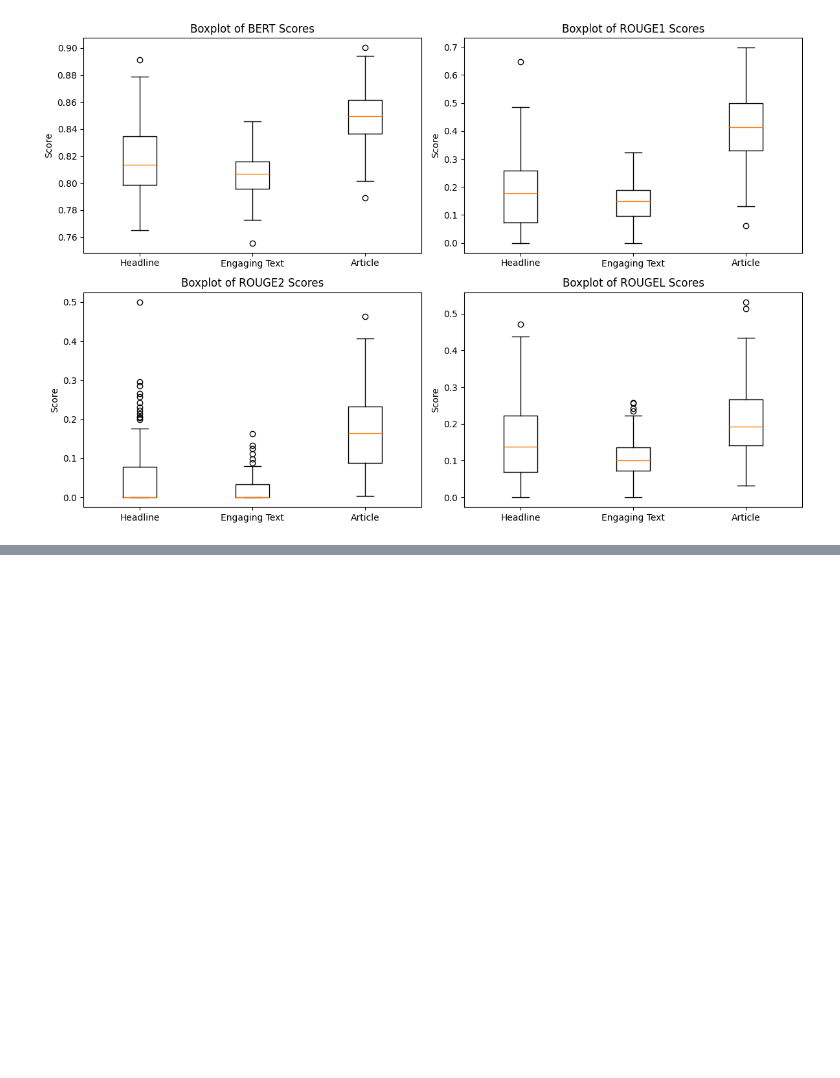
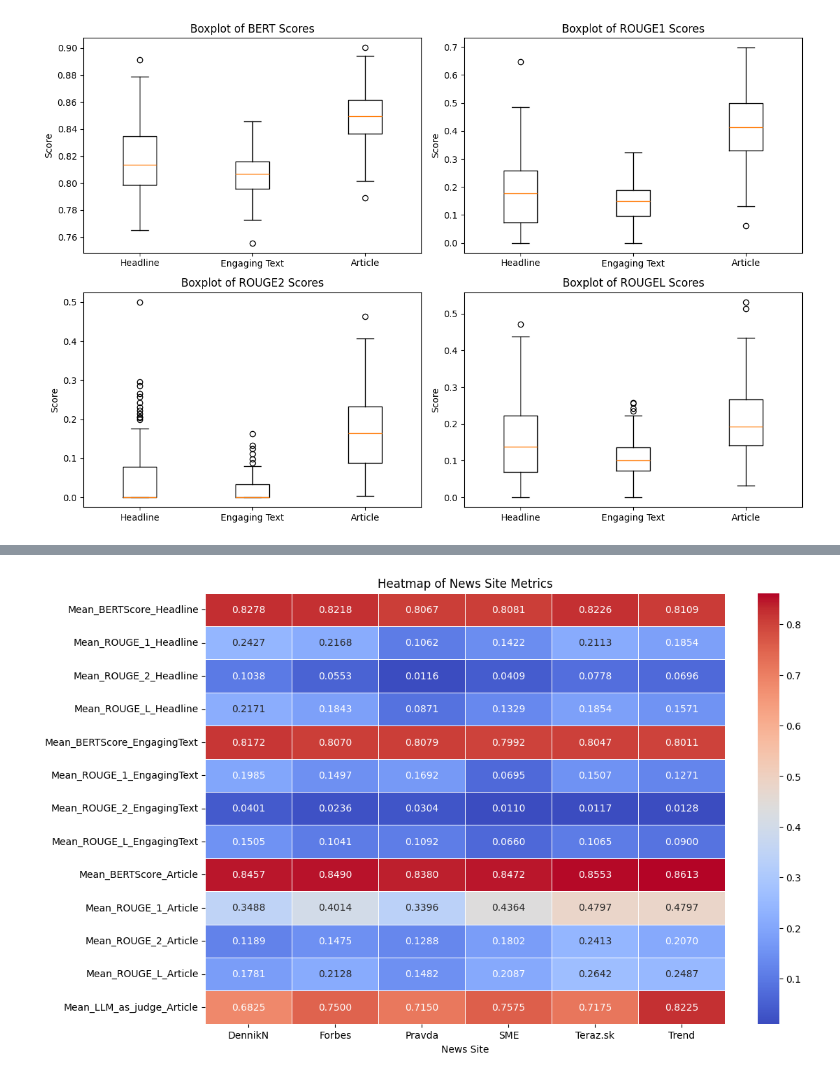
Before and after one commit to News-AIgency/App, a Jupyter notebook: backend/app/iitsrc/Evaluation.ipynb, the cells around one changed output, grey strips where cells are left out. Cells and saved outputs as stored; diff of their text form; code cells hidden in the pictures; blank space fills up the shorter version.

```diff
--- a/backend/app/iitsrc/Evaluation.ipynb
+++ b/backend/app/iitsrc/Evaluation.ipynb
@@ -131,7 +137,7 @@ plt.show()
 plt.figure(figsize=(12, 8))
 for i, metric in enumerate(['bert', 'rouge1', 'rouge2', 'rougeL']):
     plt.subplot(2, 2, i+1)
-    plt.boxplot([all_scores[section][metric] for section in sections], labels=sections)
+    plt.boxplot([all_scores[section][metric] for section in sections], tick_labels=sections)
     plt.title(f'Boxplot of {metric.upper()} Scores')
     plt.ylabel('Score')
 plt.tight_layout()
@@ -140,0 +149,17 @@ plt.show()
+# %%
+concat_articles = pd.concat([original_articles, generated_articles], ignore_index=True)
+news_site_results = concat_articles.groupby('News Site').apply(lambda df: pd.Series({
+    'Mean_BERTScore_Headline': np.mean([all_scores['Headline']['bert'][i] for i in df.index if i < len(all_scores['Headline']['bert'])]),
+    'Mean_ROUGE_1_Headline': np.mean([all_scores['Headline']['rouge1'][i] for i in df.index if i < len(all_scores['Headline']['rouge1'])]),
+    'Mean_ROUGE_2_Headline': np.mean([all_scores['Headline']['rouge2'][i] for i in df.index if i < len(all_scores['Headline']['rouge2'])]),
+    'Mean_ROUGE_L_Headline': np.mean([all_scores['Headline']['rougeL'][i] for i in df.index if i < len(all_scores['Headline']['rougeL'])]),
+    'Mean_BERTScore_EngagingText': np.mean([all_scores['Engaging Text']['bert'][i] for i in df.index if i < len(all_scores['Engaging Text']['bert'])]),
+    'Mean_ROUGE_1_EngagingText': np.mean([all_scores['Engaging Text']['rouge1'][i] for i in df.index if i < len(all_scores['Engaging Text']['rouge1'])]),
+    'Mean_ROUGE_2_EngagingText': np.mean([all_scores['Engaging Text']['rouge2'][i] for i in df.index if i < len(all_scores['Engaging Text']['rouge2'])]),
+    'Mean_ROUGE_L_EngagingText': np.mean([all_scores['Engaging Text']['rougeL'][i] for i in df.index if i < len(all_scores['Engaging Text']['rougeL'])]),
+    'Mean_BERTScore_Article': np.mean([all_scores['Article']['bert'][i] for i in df.index if i < len(all_scores['Article']['bert'])]),
+    'Mean_ROUGE_1_Article': np.mean([all_scores['Article']['rouge1'][i] for i in df.index if i < len(all_scores['Article']['rouge1'])]),
+    'Mean_ROUGE_2_Article': np.mean([all_scores['Article']['rouge2'][i] for i in df.index if i < len(all_scores['Article']['rouge2'])]),
+    'Mean_ROUGE_L_Article': np.mean([all_scores['Article']['rougeL'][i] for i in df.index if i < len(all_scores['Article']['rougeL'])]),
+    'Mean_LLM_as_judge_Article': np.mean([all_scores['Article']['llm_as_judge'][i] for i in df.index if i < len(all_scores['Article']['llm_as_judge'])]),
+})).reset_index()
@@ -140,0 +176,9 @@ plt.show()
+# %%
+news_site_results_transposed = news_site_results.set_index('News Site').T
+
+plt.figure(figsize=(12, 8))
+sns.heatmap(news_site_results_transposed, annot=True, cmap='coolwarm', fmt='.4f', linewidths=0.5)
+plt.title('Heatmap of News Site Metrics')
+plt.show()
+# %% [output]
+[figure, added]
```
Also changed, not shown: parts of 9 cells of this notebook, 4 other files.
